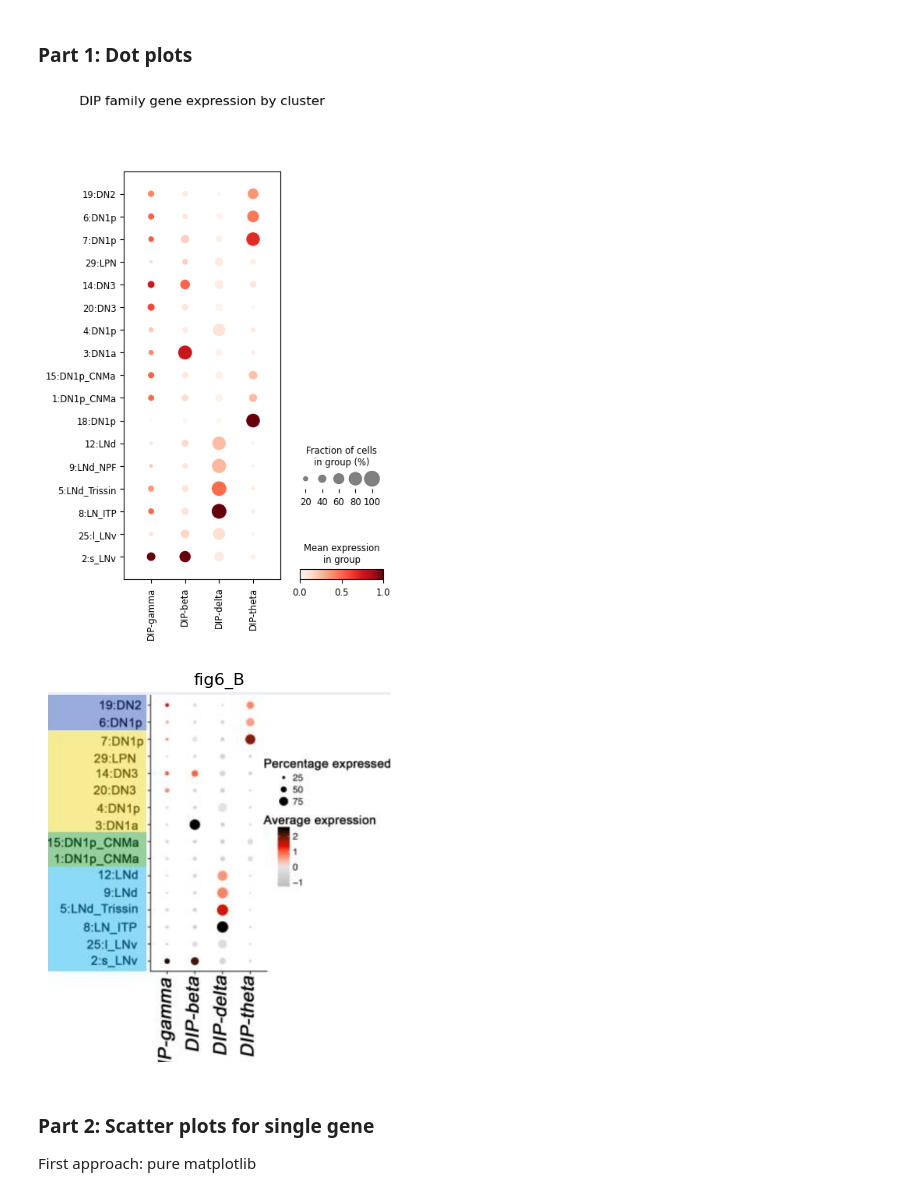
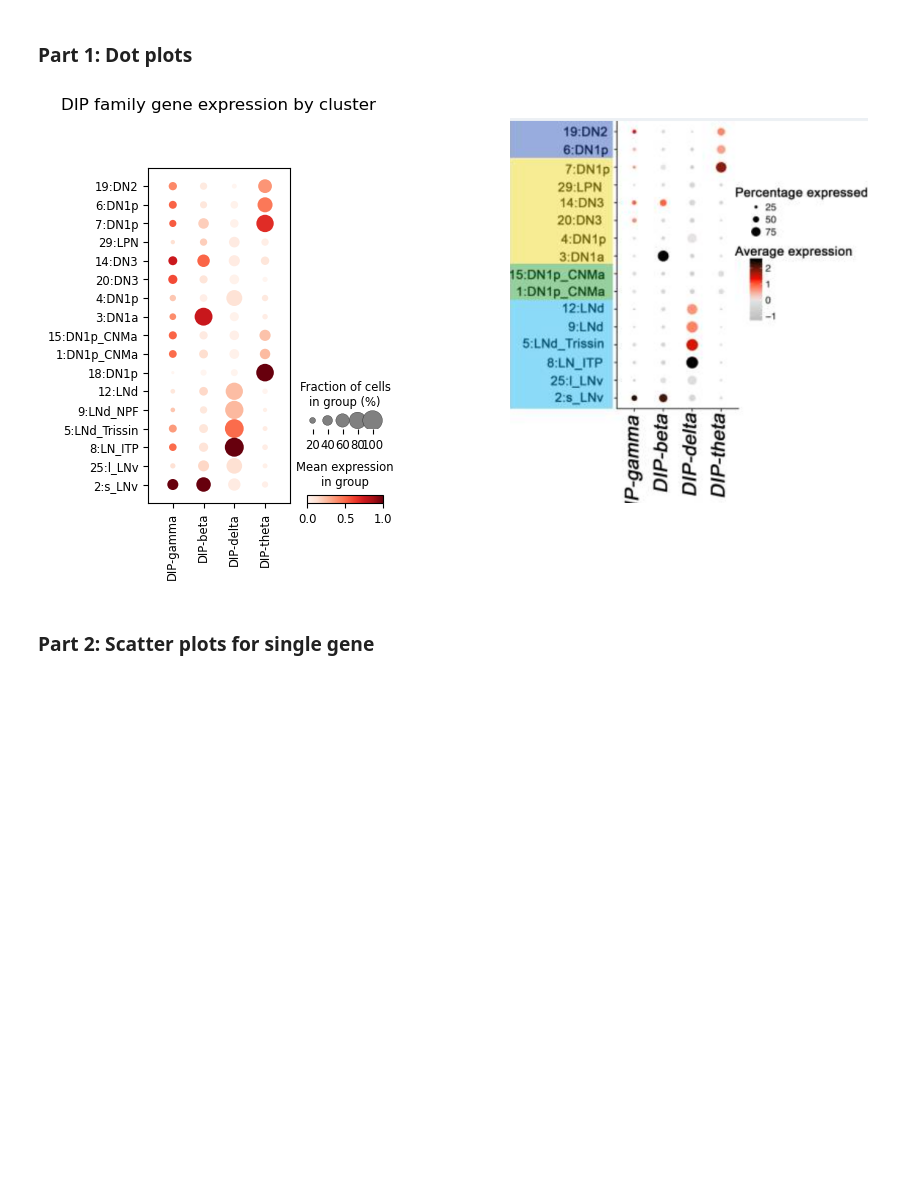
Before and after one commit to gonzagrau/circadian-drosophilia-viewer, a Jupyter notebook: test_rosbach_figures.ipynb, the cells around one changed output. Cells and saved outputs as stored; diff of their text form; code cells hidden in the pictures; blank space fills up the shorter version.

```diff
--- a/test_rosbach_figures.ipynb
+++ b/test_rosbach_figures.ipynb
@@ -10,6 +17,8 @@ from dataset_handler import df_to_anndata
 # %%
 DIP_df = pd.read_csv('data_subsets/DIP-genes.csv', index_col=0)
+DIP_df_bk = deepcopy(DIP_df)
 DIP_ad = df_to_anndata(DIP_df)
+DIP_ad_bk = deepcopy(DIP_ad)
 print(DIP_ad)
 DIP_df.head(10)
 # %% [output]
@@ -53,32 +62,31 @@ for ident in idents:
 # %% [markdown]
 ### Part 1: Dot plots
 # %%
+DIP_ad = deepcopy(DIP_ad_bk)
+fig, axs = plt.subplots(1, 2, figsize=(10, 5), gridspec_kw={'width_ratios': [1, 2]})
 fig6_B = mpimg.imread('fig6_B.png')
 reorder = ["19:DN2", "6:DN1p", "7:DN1p", "29:LPN", "14:DN3", "20:DN3", "4:DN1p",
            "3:DN1a", "15:DN1p_CNMa", "1:DN1p_CNMa", "18:DN1p",
            "12:LNd", "9:LNd_NPF","5:LNd_Trissin", "8:LN_ITP", "25:l_LNv", "2:s_LNv"]
 dotplot = sc.pl.DotPlot(DIP_ad,
                         var_names=DIP_ad.var_names,
                         groupby='Idents',
                         categories_order=reorder,
                         standard_scale='var',
                         var_group_rotation=0.,
                         edgecolors=None,
                         mean_only_expressed=True,
                         title='DIP family gene expression by cluster',
                         cmap='Reds',
-                        linewidth=0.)
+                        linewidth=0.,
+                        ax=axs[0],)
 dotplot.DEFAULT_CATEGORY_WIDTH = 0.7
 dotplot.DEFAULT_CATEGORY_HEIGHT = 0.4
 dotplot.DEFAULT_PLOT_Y_PADDING = 2
+axs[1].imshow(fig6_B)
+axs[1].axis('off')
 dotplot.show()
-plt.imshow(fig6_B)
-plt.axis('off')
-plt.title('fig6_B')
-plt.show()
 # %% [output]
-[figure, old version]
+[figure, new version]
-[figure, removed]
 # %% [markdown]
 ### Part 2: Scatter plots for single gene
-First approach: pure matplotlib
```
Also changed, not shown: parts of 5 cells of this notebook, 1 other file.
